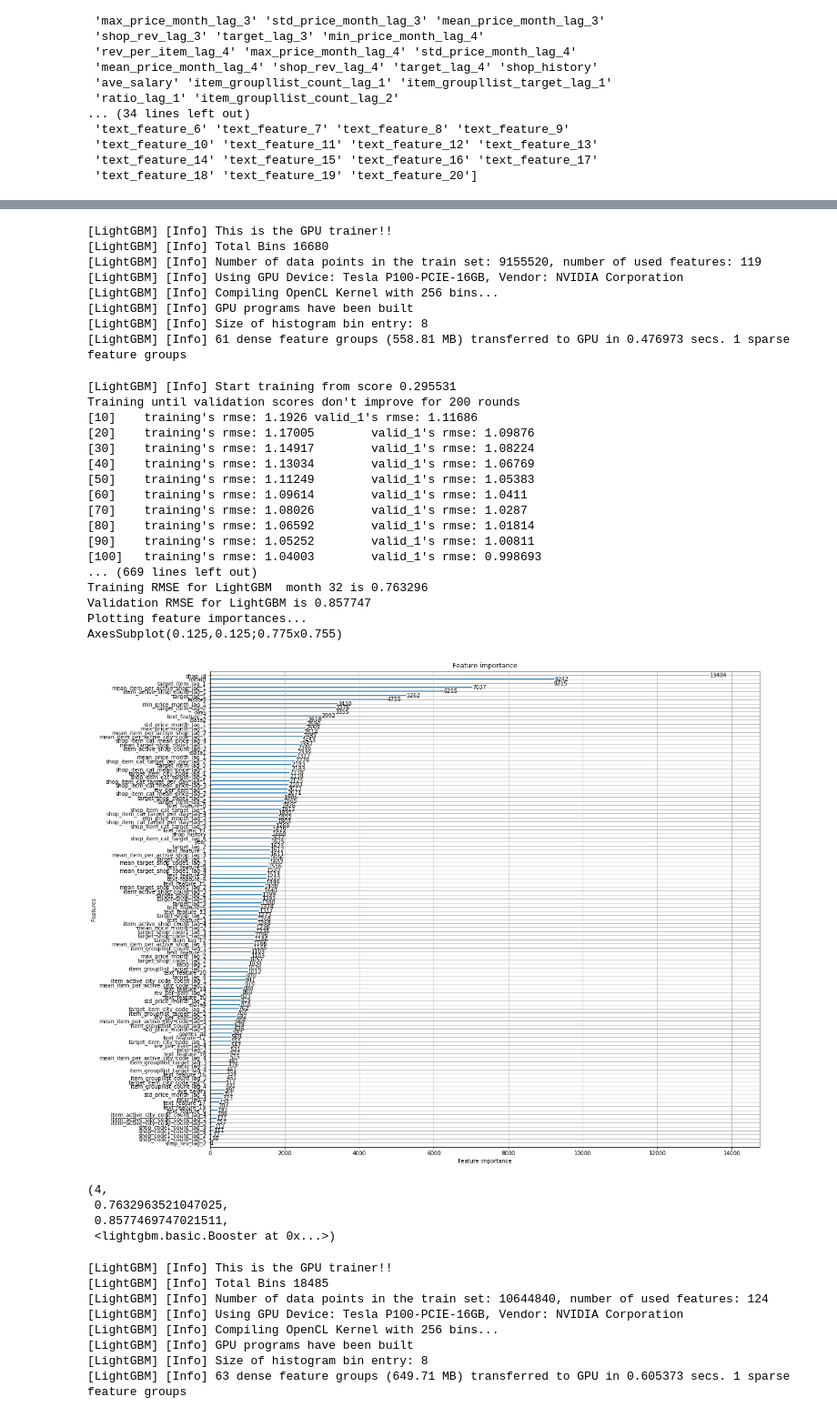
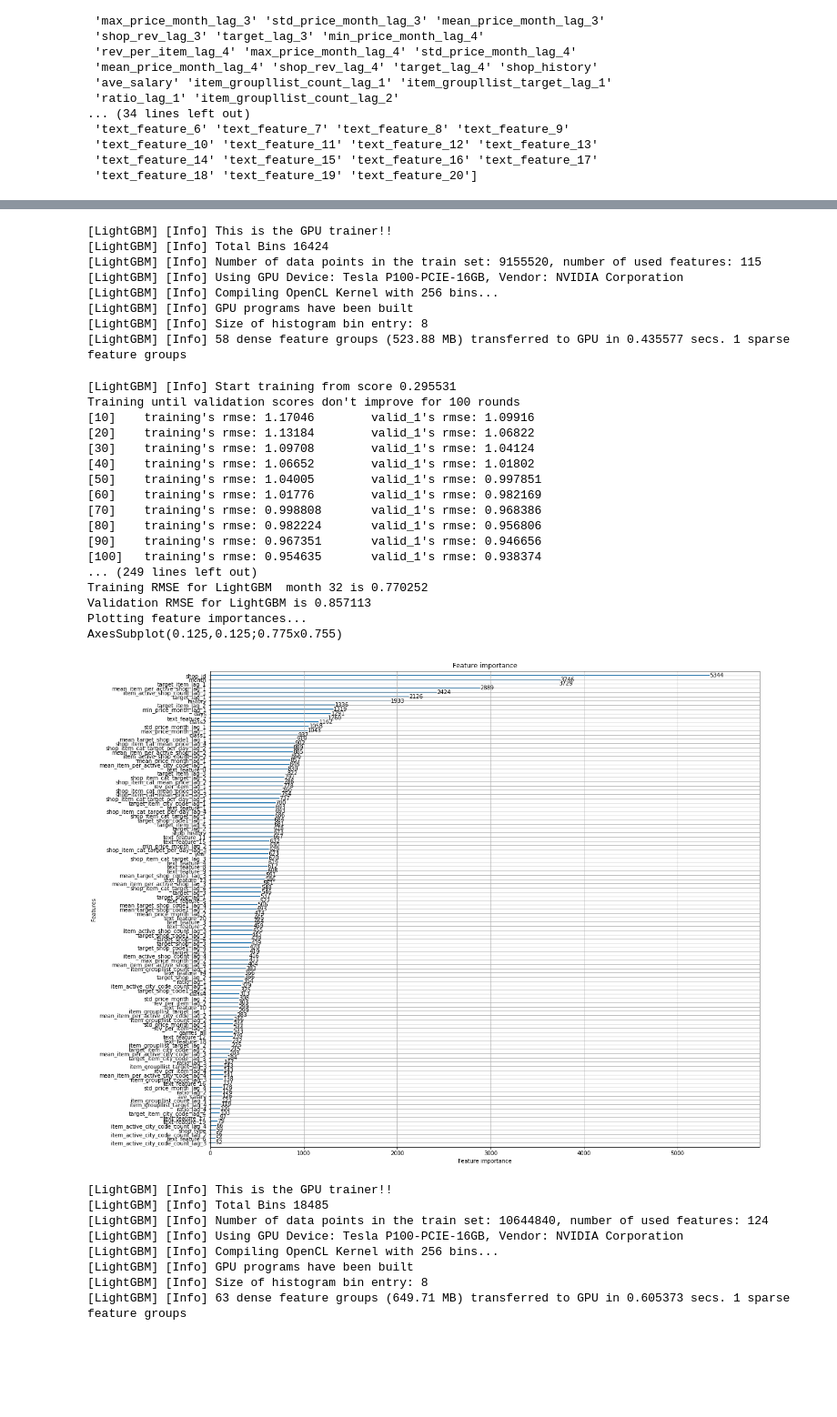
Before and after one commit to chayn1v/temp_lightgbm, a Jupyter notebook: lightgbm_lvl2_get_rid_of_extras.ipynb, the cells around one changed output, grey strips where cells are left out. Shown at 91% size. Cells and saved outputs as stored; diff of their text form; code cells hidden in the pictures; blank space fills up the shorter version.

```diff
--- a/lightgbm_lvl2_get_rid_of_extras.ipynb
+++ b/lightgbm_lvl2_get_rid_of_extras.ipynb
@@ -369 +352,6 @@ shop_item_cat_target_lag_4  is nan count  0  ; as fraction of all values  0.0
 0
+# %%
+path1='drive/My Drive/'
+shops2=pd.read_csv(path1+'shops2.csv', encoding='utf8')
+shops2=shops2.drop('shop_name',axis=1)
+print(shops2)
@@ -370,8 +376,7 @@ shop_item_cat_target_lag_4  is nan count  0  ; as fraction of all values  0.0
 # %%
 path1='drive/My Drive/'
-shops2=pd.read_csv(path1+'shops2.csv', encoding='utf8')
-shops2=shops2.drop('shop_name',axis=1)
-grid1=pd.merge(grid1, shops2[['shop_id','city_code']] ,on='shop_id', how='left')
+
+grid1=pd.merge(grid1, shops2 ,on='shop_id', how='left')
 
 grid_item_city=pd.read_csv (path+'grid_item_city' +'.csv' ,usecols=selected_fea[3], encoding='utf8')
 print(selected_fea[3])
@@ -708,7 +713,7 @@ if (extra_aggregates==True) &(tf==False) :
 elif (extra_aggregates==True) &(tf==True):
    #s_items1_cats=[x for x in list(s_items1.columns.values)  if (re.search('text',x)!=None)]
    text_features.remove('item_id')
-   all_cat_fea=[ 'shop_id' ,'games_all', 'class1', 'class2', 'class4', 'city_code'] +text_features #[ 'shop_id',   'item_category_id','games_all', 'class1', 'class2', 'class4','shop_type', 'city_code'] +s_items1_cats
+   all_cat_fea=[ 'shop_id' ,'games_all', 'class1', 'class2', 'class4', 'city_code','shop_type'] +text_features #[ 'shop_id',   'item_category_id','games_all', 'class1', 'class2', 'class4','shop_type', 'city_code'] +s_items1_cats
    for col in all_cat_fea:
 
      grid1[col] = grid1[col].astype('category')
@@ -993,65 +996,63 @@ grid1.shape (11097212, 130)
 #print(X_val.loc[X_val.date_block_num==33,'shop_id'].nunique())
 #least_important_cat_features=['item_category_id','item_id']
 
-least_important_cat_features= ['shop_id','item_category_id','item_id','min_price_month_lag_3','max_price_month_lag_3','mean_price_month_lag_3', 'min_price_month_lag_4','max_price_month_lag_4','mean_price_month_lag_4']
+least_important_cat_features= [ 'item_category_id','item_id','min_price_month_lag_3','max_price_month_lag_3','mean_price_month_lag_3', 'min_price_month_lag_4','max_price_month_lag_4','mean_price_month_lag_4','target_item_lag_12','shop_code1_count_lag_1',
+                               'shop_code1_count_lag_2','shop_code1_count_lag_3','shop_code1_count_lag_4']
+# ['shop_id','item_category_id','item_id','min_price_month_lag_3','max_price_month_lag_3','mean_price_month_lag_3', 'min_price_month_lag_4','max_price_month_lag_4','mean_price_month_lag_4','target_item_lag_12']
 X_train32=X_train32.drop(least_important_cat_features,axis=1)
 
 X_train =X_train.drop(least_important_cat_features,axis=1)
 X_val =X_val.drop(least_important_cat_features,axis=1)
 X_test =X_test.drop(least_important_cat_features,axis=1)
 # %%
- #duct_tape
+STOP! VERY GOOD PARAMS
 gc.collect()
 
 params = {
     'objective': 'mse',
     'metric': 'rmse',
     #'num_leaves': 2 ** 7 - 1,
     'device': 'gpu',
-    'learning_rate': 0.005,
+    'learning_rate': 0.01,
     'feature_fraction': 0.7,
     'bagging_fraction': 0.7,
     'lambda_l1':  1.4166324207094624e-08,
     'lambda_l2':   0.0002214880864217134,
     'bagging_freq': 1,
     'seed': 1,
     'verbose': 1,
     'num_iterations': 8000,
-     'early_stopping_round': 200,
+     'early_stopping_round': 100,
      'cat_l2' :10
 }
-lgb_val_rmse(X_train, y_train, X_val, y_val ,params,M )
+M_,t_rmse,v_rmse, model_0=lgb_val_rmse(X_train, y_train, X_val, y_val ,params,M )
 # %% [output]
 [LightGBM] [Info] This is the GPU trainer!!
-[LightGBM] [Info] Total Bins 16680
-[LightGBM] [Info] Number of data points in the train set: 9155520, number of used features: 119
+[LightGBM] [Info] Total Bins 16424
+[LightGBM] [Info] Number of data points in the train set: 9155520, number of used features: 115
 [LightGBM] [Info] Using GPU Device: Tesla P100-PCIE-16GB, Vendor: NVIDIA Corporation
 [LightGBM] [Info] Compiling OpenCL Kernel with 256 bins...
 [LightGBM] [Info] GPU programs have been built
 [LightGBM] [Info] Size of histogram bin entry: 8
-[LightGBM] [Info] 61 dense feature groups (558.81 MB) transferred to GPU in 0.476973 secs. 1 sparse feature groups
+[LightGBM] [Info] 58 dense feature groups (523.88 MB) transferred to GPU in 0.435577 secs. 1 sparse feature groups
 [LightGBM] [Info] Start training from score 0.295531
-Training until validation scores don't improve for 200 rounds
-[10]    training's rmse: 1.1926 valid_1's rmse: 1.11686
-[20]    training's rmse: 1.17005        valid_1's rmse: 1.09876
-[30]    training's rmse: 1.14917        valid_1's rmse: 1.08224
-[40]    training's rmse: 1.13034        valid_1's rmse: 1.06769
-[50]    training's rmse: 1.11249        valid_1's rmse: 1.05383
-[60]    training's rmse: 1.09614        valid_1's rmse: 1.0411
-[70]    training's rmse: 1.08026        valid_1's rmse: 1.0287
-[80]    training's rmse: 1.06592        valid_1's rmse: 1.01814
-[90]    training's rmse: 1.05252        valid_1's rmse: 1.00811
-[100]   training's rmse: 1.04003        valid_1's rmse: 0.998693
-... (669 lines left out)
-Training RMSE for LightGBM  month 32 is 0.763296
-Validation RMSE for LightGBM is 0.857747
+Training until validation scores don't improve for 100 rounds
+[10]    training's rmse: 1.17046        valid_1's rmse: 1.09916
+[20]    training's rmse: 1.13184        valid_1's rmse: 1.06822
+[30]    training's rmse: 1.09708        valid_1's rmse: 1.04124
+[40]    training's rmse: 1.06652        valid_1's rmse: 1.01802
+[50]    training's rmse: 1.04005        valid_1's rmse: 0.997851
+[60]    training's rmse: 1.01776        valid_1's rmse: 0.982169
+[70]    training's rmse: 0.998808       valid_1's rmse: 0.968386
+[80]    training's rmse: 0.982224       valid_1's rmse: 0.956806
+[90]    training's rmse: 0.967351       valid_1's rmse: 0.946656
+[100]   training's rmse: 0.954635       valid_1's rmse: 0.938374
+... (249 lines left out)
+Training RMSE for LightGBM  month 32 is 0.770252
+Validation RMSE for LightGBM is 0.857113
 Plotting feature importances...
 AxesSubplot(0.125,0.125;0.775x0.755)
-[figure, old version]
+[figure, new version]
-(4,
- 0.7632963521047025,
- 0.8577469747021511,
- <lightgbm.basic.Booster at 0x...>)
 # %%
 #least_important_cat_features=['text_feature_17','text_feature_19','text_feature_6','item_id']
 least_important_cat_features=['item_category_id','item_id']
```
Also changed, not shown: parts of 34 cells of this notebook.
